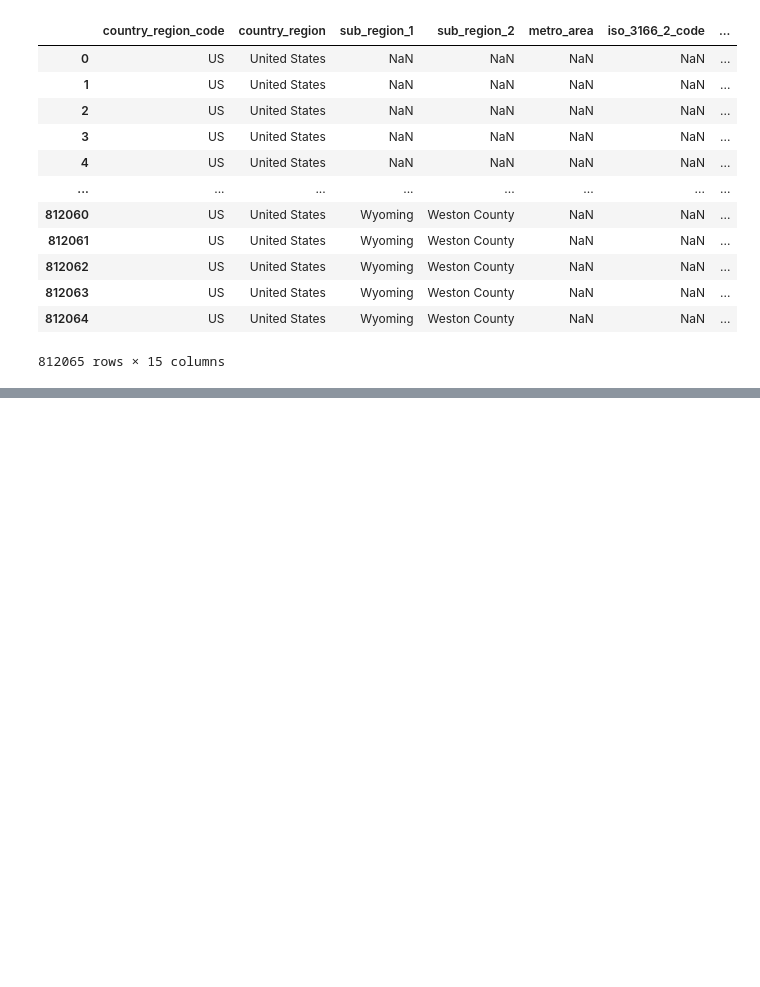
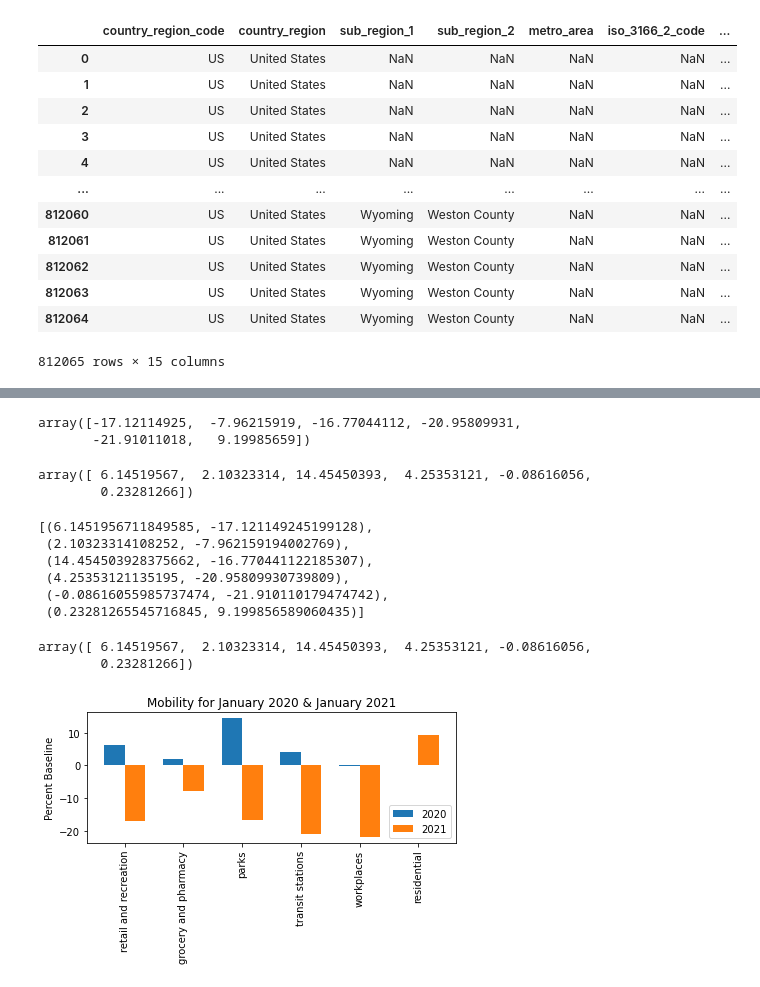
Before and after one commit to Munseaux/Pandemic-Movement, a Jupyter notebook: just_checking.ipynb, the cells around one changed output, grey strips where cells are left out. Saved outputs shown, nothing was run; the diff lists cells and outputs as text; code cells hidden in the pictures; blank space fills up the shorter version.

Commit message:
year over year

```diff
--- a/just_checking.ipynb
+++ b/just_checking.ipynb
@@ -32,0 +47,9 @@ places_df.to_csv('data/clean_mobility_data.csv')
+# %%
+feb_month = places_df['New Date'].map(lambda x: x.month) == 2
+feb_df = places_df[feb_month]
+
+mar_month = places_df['New Date'].map(lambda x: x.month) == 3
+mar_df = places_df[mar_month]
+
+apr_month = places_df['New Date'].map(lambda x: x.month) == 4
+apr_df = places_df[apr_month]
@@ -32,0 +67,9 @@ places_df.to_csv('data/clean_mobility_data.csv')
+# %%
+feb2020_df = feb_df[feb_df['New Date'].map(lambda x: x.year) == 2020]
+feb2021_df = feb_df[feb_df['New Date'].map(lambda x: x.year) == 2021]
+
+mar2020_df = mar_df[mar_df['New Date'].map(lambda x: x.year) == 2020]
+mar2021_df = mar_df[mar_df['New Date'].map(lambda x: x.year) == 2021]
+
+apr2020_df = apr_df[apr_df['New Date'].map(lambda x: x.year) == 2020]
+apr2021_df = apr_df[apr_df['New Date'].map(lambda x: x.year) == 2021]
@@ -32,0 +131,10 @@ places_df.to_csv('data/clean_mobility_data.csv')
+# %%
+feb2021_means
+# %% [output]
+array([-17.12114925,  -7.96215919, -16.77044112, -20.95809931,
+       -21.91011018,   9.19985659])
+# %%
+feb2020_means
+# %% [output]
+array([ 6.14519567,  2.10323314, 14.45450393,  4.25353121, -0.08616056,
+        0.23281266])
@@ -32,0 +148,51 @@ places_df.to_csv('data/clean_mobility_data.csv')
+# %%
+feb_comparison=list(zip(feb2020_means, feb2021_means))
+feb_comparison
+# %% [output]
+[(6.1451956711849585, -17.121149245199128),
+ (2.10323314108252, -7.962159194002769),
+ (14.454503928375662, -16.770441122185307),
+ (4.25353121135195, -20.95809930739809),
+ (-0.08616055985737474, -21.910110179474742),
+ (0.23281265545716845, 9.199856589060435)]
+# %%
+feb2020_df[['retail_and_recreation_percent_change_from_baseline',
+       'grocery_and_pharmacy_percent_change_from_baseline',
+       'parks_percent_change_from_baseline',
+       'transit_stations_percent_change_from_baseline',
+       'workplaces_percent_change_from_baseline',
+       'residential_percent_change_from_baseline']].mean().values
+# %% [output]
+array([ 6.14519567,  2.10323314, 14.45450393,  4.25353121, -0.08616056,
+        0.23281266])
+# %%
+import matplotlib
+import matplotlib.pyplot as plt
+import numpy as np
+
+
+labels = ['retail and recreation', 'grocery and pharmacy', 'parks', 'transit stations', 'workplaces', 'residential']
+
+
+x = np.arange(len(labels))  # the label locations
+width = 0.35  # the width of the bars
+
+fig, ax = plt.subplots()
+rects1 = ax.bar(x - width/2, feb2020_means, width, label='2020')
+rects2 = ax.bar(x + width/2, feb2021_means, width, label='2021')
+
+# Add some text for labels, title and custom x-axis tick labels, etc.
+ax.set_ylabel('Percent Baseline')
+ax.set_title('Mobility for January 2020 & January 2021')
+ax.set_xticks(x)
+ax.set_xticklabels(labels)
+ax.legend()
+plt.xticks(rotation=90)
+# ax.bar_label(rects1, padding=3)
+# ax.bar_label(rects2, padding=3)
+
+fig.tight_layout()
+
+plt.show()
+# %% [output]
+[figure, added]
```
Also changed, not shown: parts of 9 cells of this notebook.
